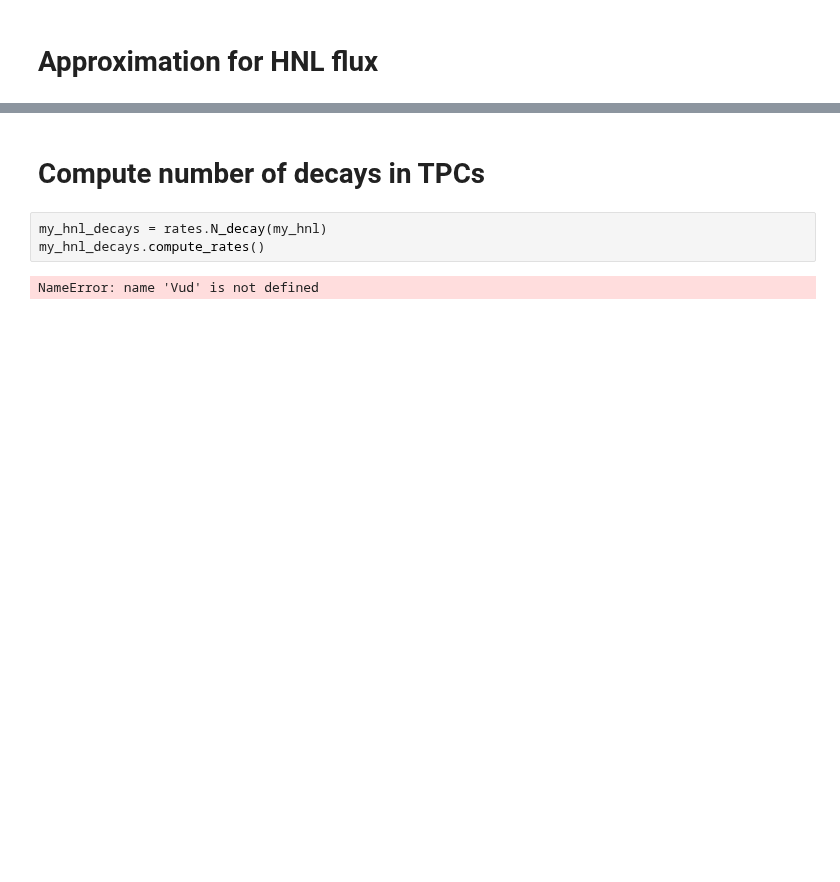
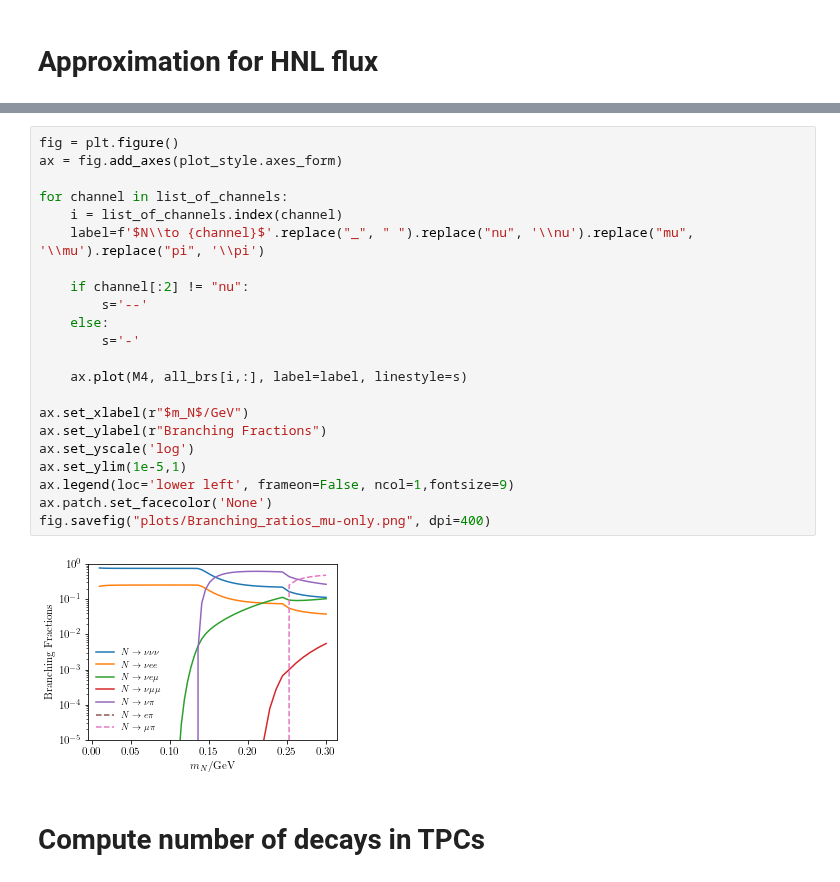
Before and after one commit to mhostert/HNL-DIF, a Jupyter notebook: compute_HNL_flux.ipynb, the cells around one changed output, grey strips where cells are left out. Drawn from its saved outputs; the diff is of its cells as text; blank space fills up the shorter version.

```diff
--- a/compute_HNL_flux.ipynb
+++ b/compute_HNL_flux.ipynb
@@ -133,7 +257,26 @@ NameError: name 'cmath' is not defined
+# %%
+fig = plt.figure()
+ax = fig.add_axes(plot_style.axes_form)
+
+for channel in list_of_channels:
+    i = list_of_channels.index(channel)
+    label=f'$N\\to {channel}$'.replace("_", " ").replace("nu", '\\nu').replace("mu", '\\mu').replace("pi", '\\pi')
+
+    if channel[:2] != "nu":
+        s='--'
+    else:
+        s='-'
+
+    ax.plot(M4, all_brs[i,:], label=label, linestyle=s)
+
+ax.set_xlabel(r"$m_N$/GeV")
+ax.set_ylabel(r"Branching Fractions")
+ax.set_yscale('log')
+ax.set_ylim(1e-5,1)
+ax.legend(loc='lower left', frameon=False, ncol=1,fontsize=9)
+ax.patch.set_facecolor('None')
+fig.savefig("plots/Branching_ratios_mu-only.png", dpi=400)
+# %% [output]
+[figure, added]
 # %% [markdown]
 # Compute number of decays in TPCs
-# %%
-my_hnl_decays = rates.N_decay(my_hnl)
-my_hnl_decays.compute_rates()
-# %% [output]
-NameError: name 'Vud' is not defined
```
Also changed, not shown: parts of 28 cells of this notebook, 21 other files.
